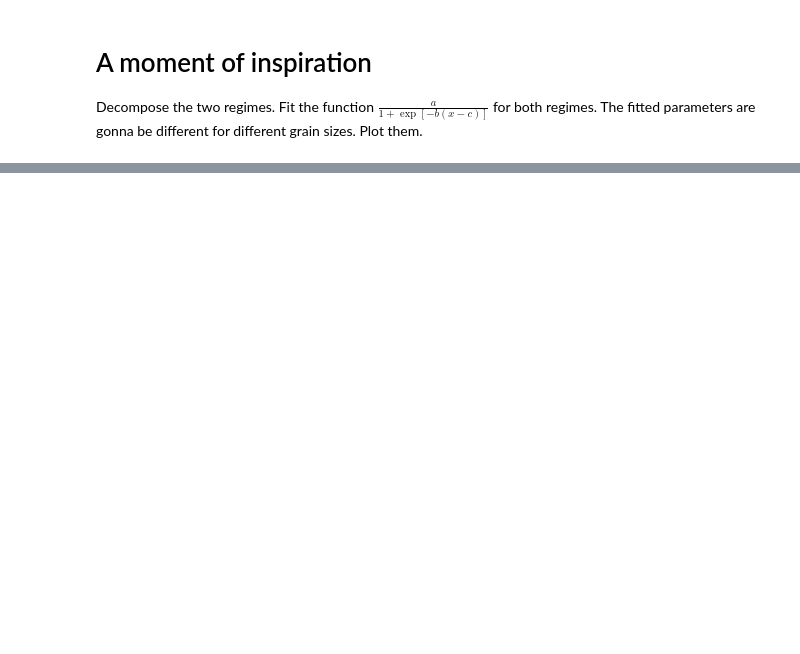
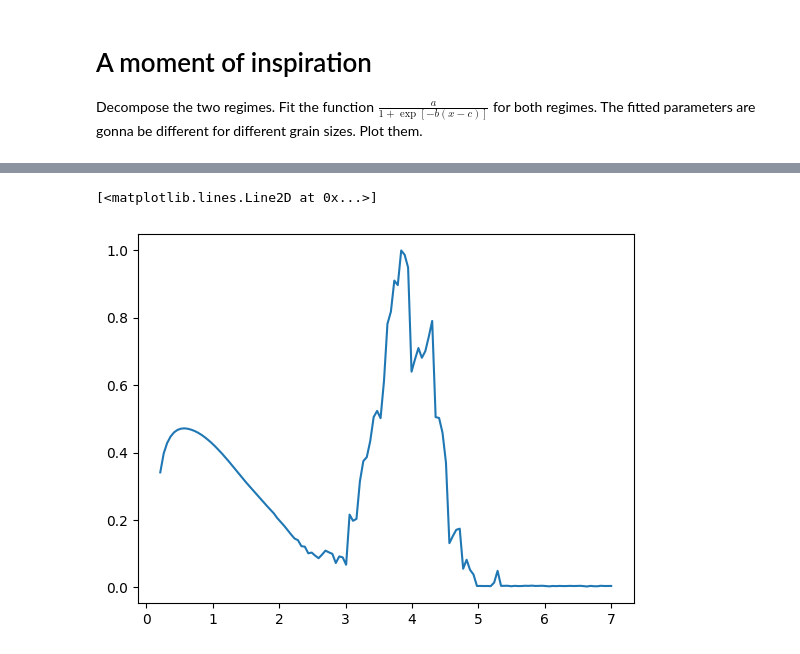
Before and after one commit to ahasan3-ncsu/wd-swelling, a Jupyter notebook: data_2022/eureka.ipynb, the cells around one changed output, grey strips where cells are left out. Saved outputs shown, nothing was run; the diff lists cells and outputs as text; code cells hidden in the pictures; blank space fills up the shorter version.

```diff
--- a/data_2022/eureka.ipynb
+++ b/data_2022/eureka.ipynb
@@ -32,0 +29,7 @@ fgs = 'Fuel Gas Swelling (%)'
+# %%
+dd = np.diff(tra[fgs])
+#plt.plot(tra[fd], tra[fgs])
+plt.plot(tra[fd][1:], dd)
+# %% [output]
+[<matplotlib.lines.Line2D at 0x...>]
+[figure, added]
```
Also changed, not shown: parts of 12 cells of this notebook.
